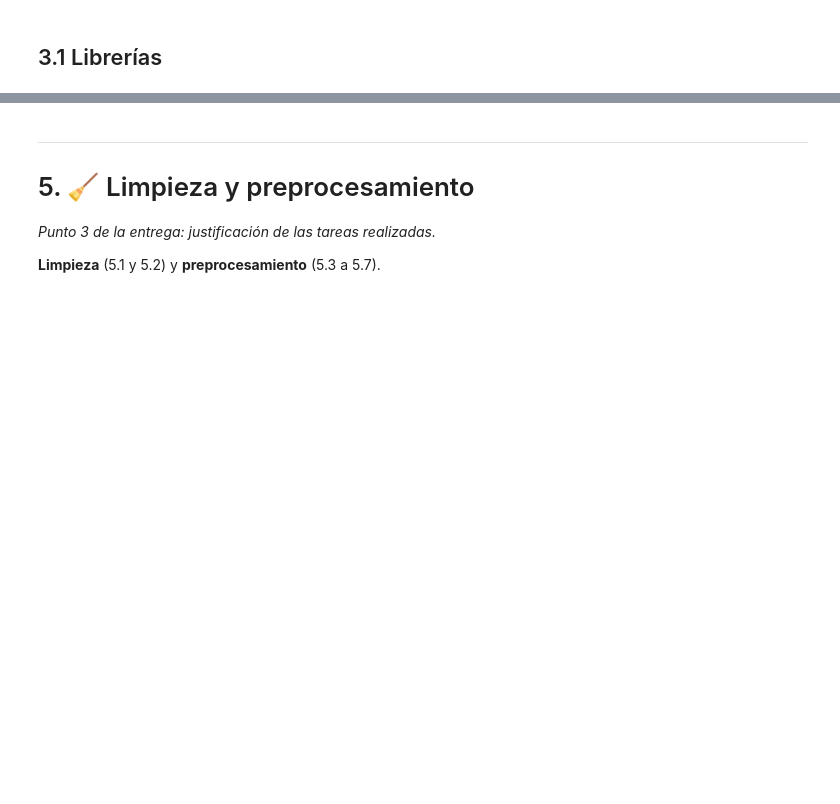
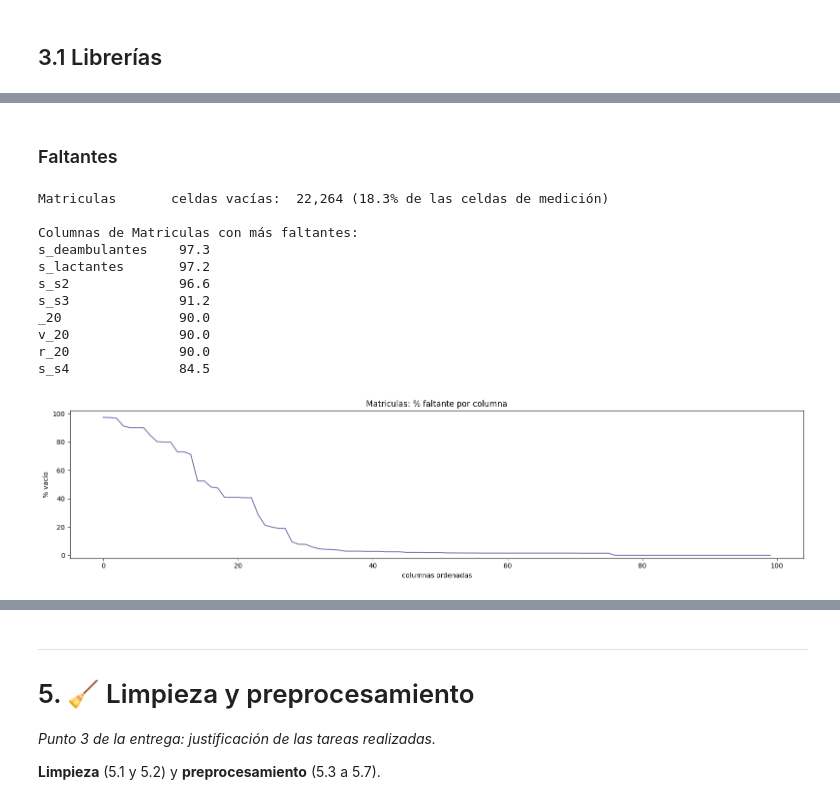
Before and after one commit to juanjosemfranchi-netizen/educacion_escolaridad, a Jupyter notebook: TRABAJO_APREN_AUTOMATICO_completo.ipynb, the cells around one changed output, grey strips where cells are left out. Saved outputs shown, nothing was run; the diff lists cells and outputs as text; code cells hidden in the pictures; blank space fills up the shorter version.

```diff
--- a/TRABAJO_APREN_AUTOMATICO_completo.ipynb
+++ b/TRABAJO_APREN_AUTOMATICO_completo.ipynb
@@ -615,0 +743,62 @@ Privado Rural      2.56     4.56     8.68    17.97
+# %% [markdown]
+### Faltantes
+# %%
+falt = {}
+
+nombre = "Matriculas"
+d = df_matriculas
+
+cols = [c for c in d.columns if c not in IDS]
+
+S_ = d[cols].apply(
+    lambda s: s.str.strip().replace("", np.nan)
+)
+
+falt[nombre] = S_.isna().mean() * 100
+
+print(
+    f"{nombre:<16} "
+    f"celdas vacías: {S_.isna().sum().sum():>7,} "
+    f"({S_.isna().mean().mean() * 100:>4.1f}% "
+    f"de las celdas de medición)"
+)
+
+print("\nColumnas de Matriculas con más faltantes:")
+print(
+    falt[nombre]
+    .sort_values(ascending=False)
+    .head(8)
+    .round(1)
+    .to_string()
+)
+
+fig, ax = plt.subplots(figsize=(16, 4))
+
+serie = falt[nombre]
+
+ax.plot(
+    range(len(serie)),
+    sorted(serie.values, reverse=True),
+    color="#8172B2"
+)
+
+ax.set_title(f"{nombre}: % faltante por columna")
+ax.set_xlabel("columnas ordenadas")
+ax.set_ylabel("% vacío")
+ax.set_ylim(-2, 102)
+
+plt.tight_layout()
+plt.show()
+# %% [output]
+Matriculas       celdas vacías:  22,264 (18.3% de las celdas de medición)
+
+Columnas de Matriculas con más faltantes:
+s_deambulantes    97.3
+s_lactantes       97.2
+s_s2              96.6
+s_s3              91.2
+_20               90.0
+v_20              90.0
+r_20              90.0
+s_s4              84.5
+[figure, added]
```
Also changed, not shown: parts of 97 cells of this notebook, 4 other files.
